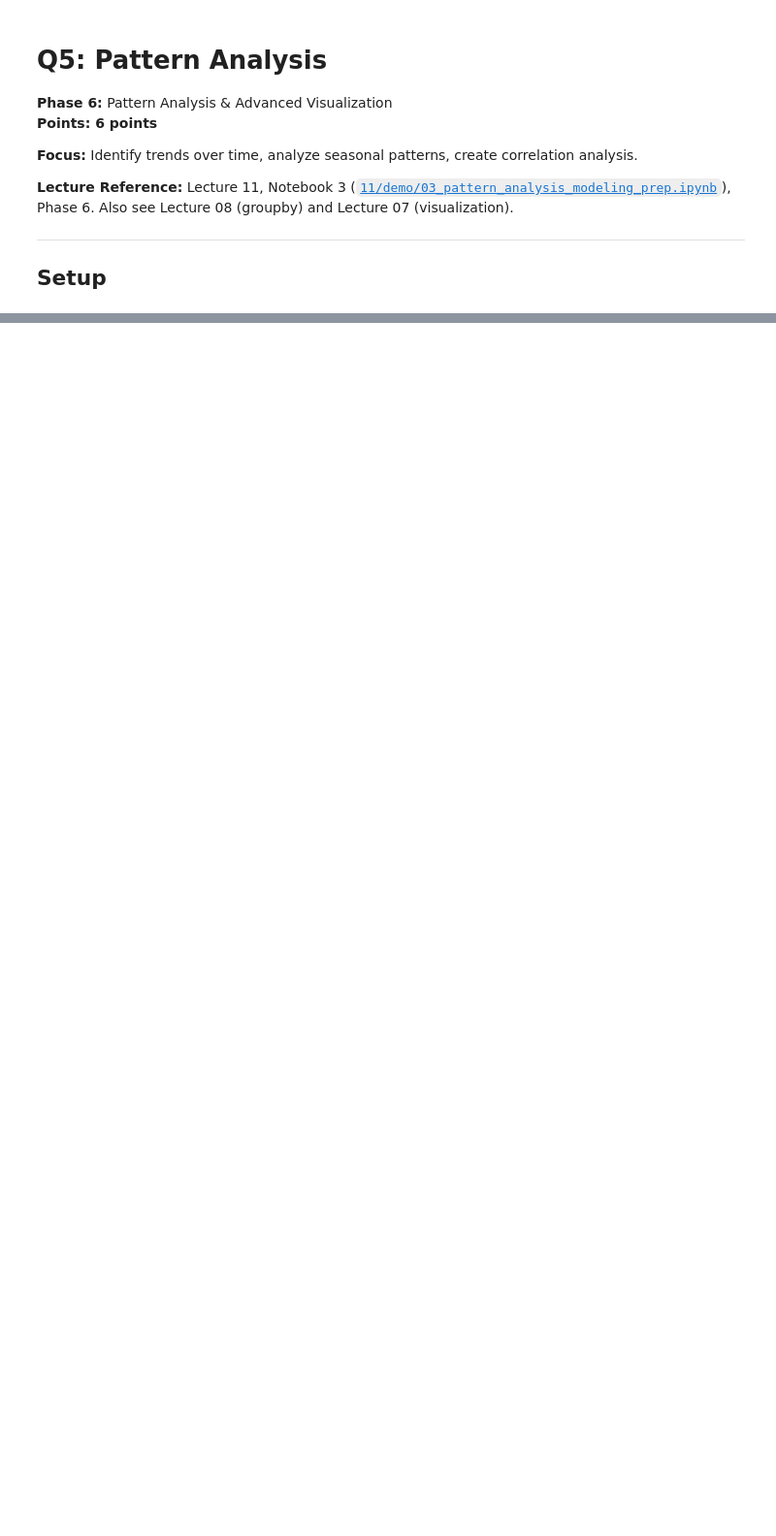
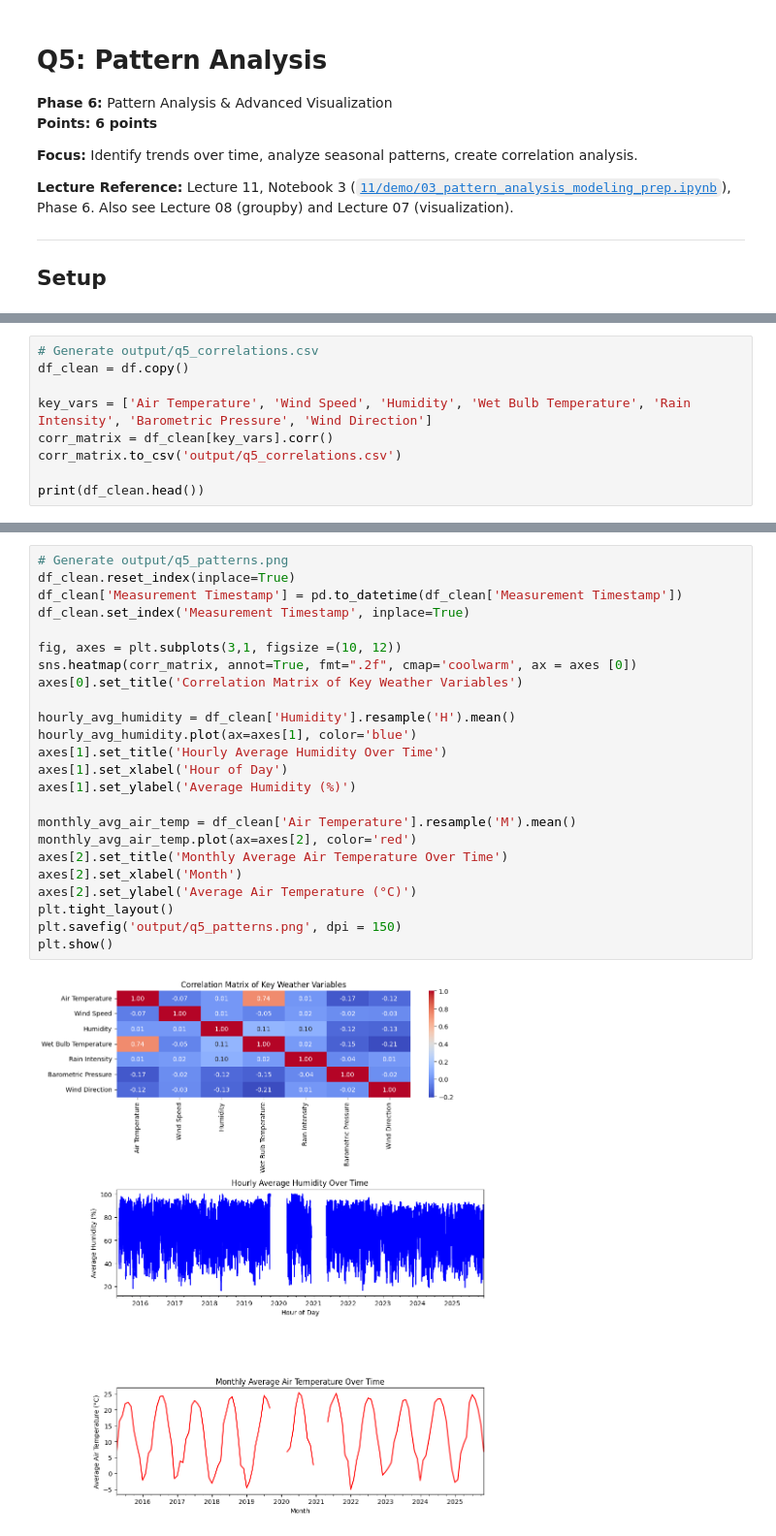
Before and after one commit to UCSF-DataSci/ds217-11-final-chrissie331, a Jupyter notebook: q5_pattern_analysis.ipynb, the cells around one changed output, grey strips where cells are left out. Shown at 97% size. Saved outputs shown, nothing was run; the diff lists cells and outputs as text; blank space fills up the shorter version.

```diff
--- a/q5_pattern_analysis.ipynb
+++ b/q5_pattern_analysis.ipynb
@@ -28,0 +49,9 @@ print(f"Loaded {len(df):,} records with features")
+# %%
+# Generate output/q5_correlations.csv
+df_clean = df.copy()
+
+key_vars = ['Air Temperature', 'Wind Speed', 'Humidity', 'Wet Bulb Temperature', 'Rain Intensity', 'Barometric Pressure', 'Wind Direction']
+corr_matrix = df_clean[key_vars].corr()
+corr_matrix.to_csv('output/q5_correlations.csv')
+
+print(df_clean.head())
@@ -28,0 +76,26 @@ print(f"Loaded {len(df):,} records with features")
+# %%
+# Generate output/q5_patterns.png
+df_clean.reset_index(inplace=True)
+df_clean['Measurement Timestamp'] = pd.to_datetime(df_clean['Measurement Timestamp'])
+df_clean.set_index('Measurement Timestamp', inplace=True)
+
+fig, axes = plt.subplots(3,1, figsize =(10, 12))
+sns.heatmap(corr_matrix, annot=True, fmt=".2f", cmap='coolwarm', ax = axes [0])
+axes[0].set_title('Correlation Matrix of Key Weather Variables')
+
+hourly_avg_humidity = df_clean['Humidity'].resample('H').mean()
+hourly_avg_humidity.plot(ax=axes[1], color='blue')
+axes[1].set_title('Hourly Average Humidity Over Time')
+axes[1].set_xlabel('Hour of Day')
+axes[1].set_ylabel('Average Humidity (%)')
+
+monthly_avg_air_temp = df_clean['Air Temperature'].resample('M').mean()
+monthly_avg_air_temp.plot(ax=axes[2], color='red')
+axes[2].set_title('Monthly Average Air Temperature Over Time')
+axes[2].set_xlabel('Month')
+axes[2].set_ylabel('Average Air Temperature (°C)')
+plt.tight_layout()
+plt.savefig('output/q5_patterns.png', dpi = 150)
+plt.show()
+# %% [output]
+[figure, added]
```
Also changed, not shown: parts of 3 cells of this notebook, 3 other files.
